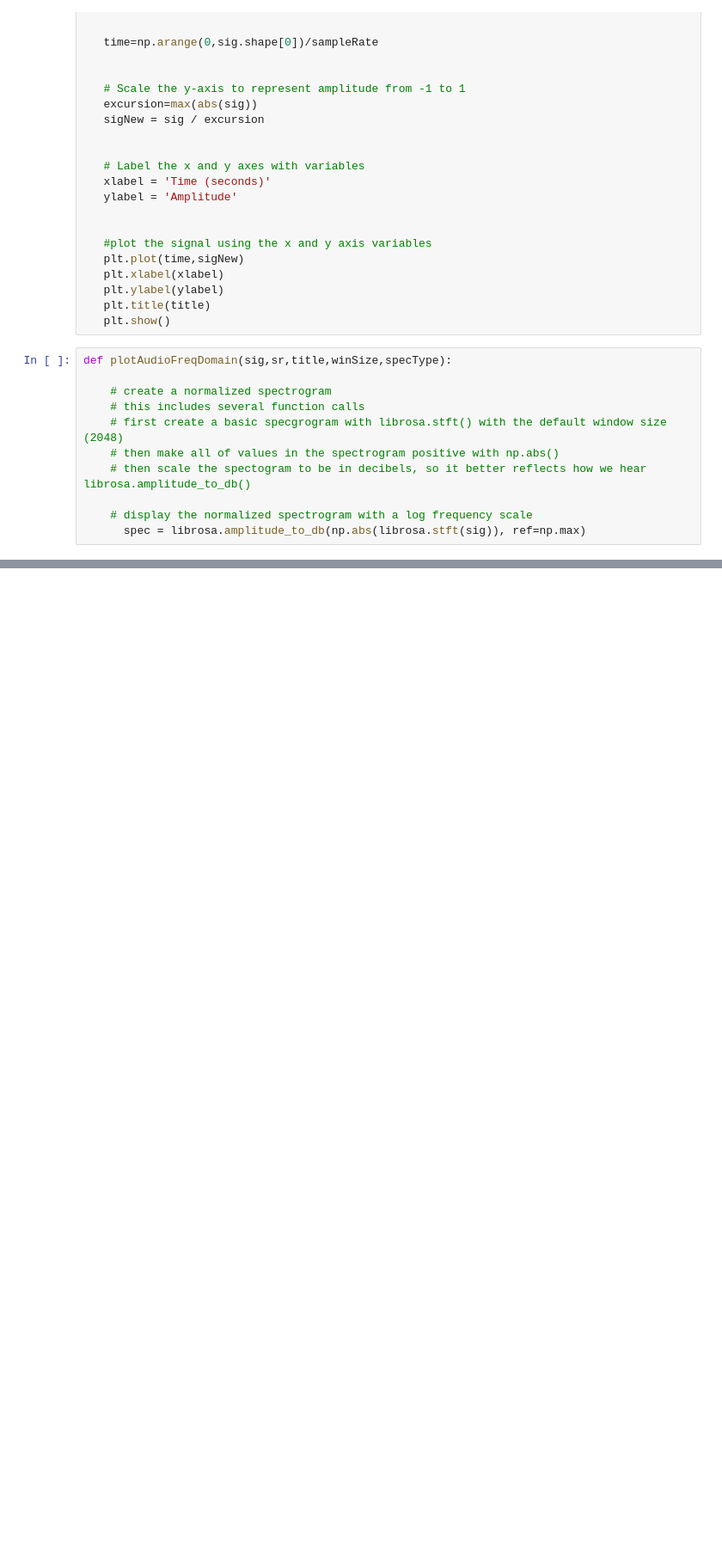
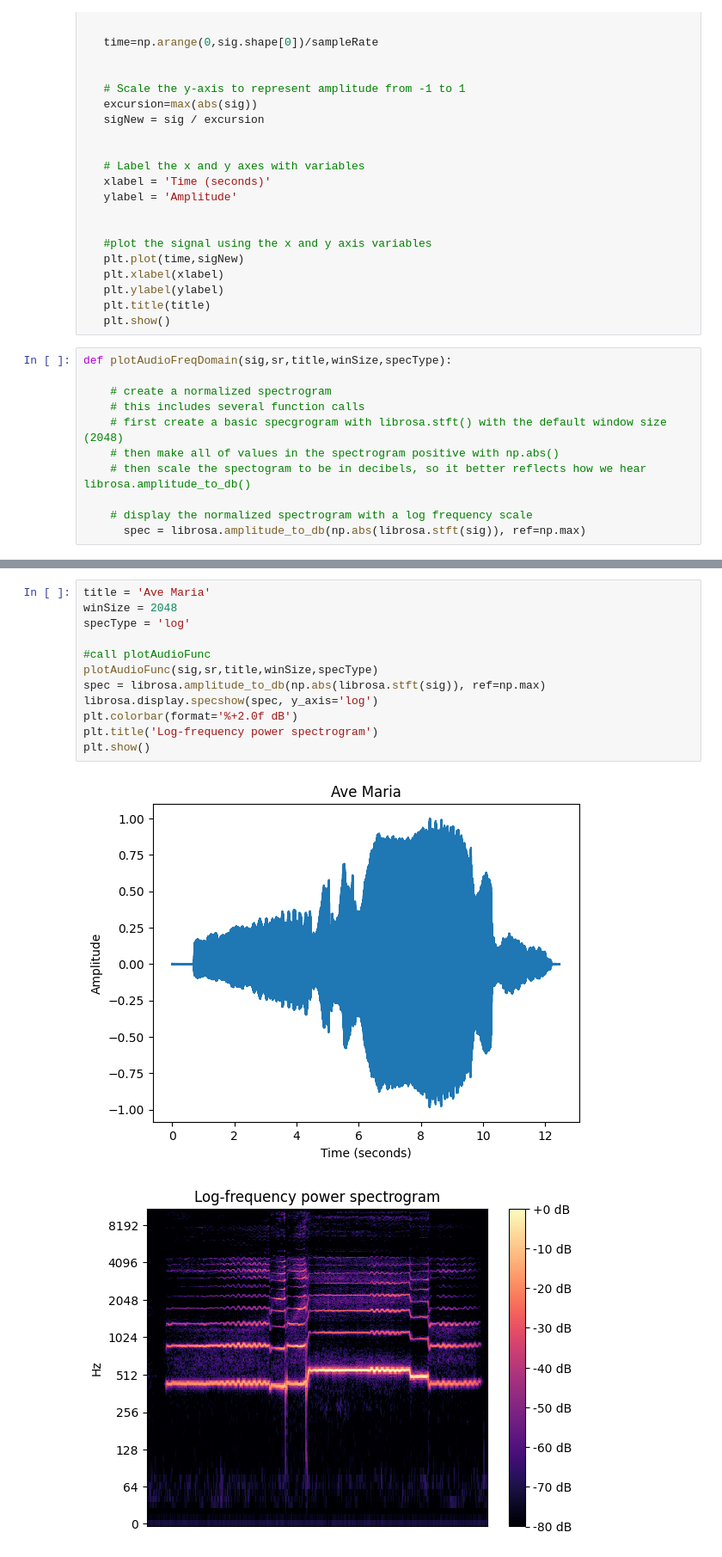
Before and after one commit to KhasonFacey/Music-Computing-, a Jupyter notebook: assignments/labAssignment3.ipynb, the cells around one changed output, grey strips where cells are left out. Shown at 86% size. Drawn from its saved outputs; the diff is of its cells as text; blank space fills up the shorter version.

```diff
--- a/assignments/labAssignment3.ipynb
+++ b/assignments/labAssignment3.ipynb
@@ -108,0 +92,15 @@ specType = 'log'
+# %%
+title = 'Ave Maria'
+winSize = 2048
+specType = 'log'
+
+#call plotAudioFunc
+plotAudioFunc(sig,sr,title,winSize,specType)
+spec = librosa.amplitude_to_db(np.abs(librosa.stft(sig)), ref=np.max)
+librosa.display.specshow(spec, y_axis='log')
+plt.colorbar(format='%+2.0f dB')
+plt.title('Log-frequency power spectrogram')
+plt.show()
+# %% [output]
+[figure, added]
+[figure, added]
```
Also changed, not shown: parts of 10 cells of this notebook.
